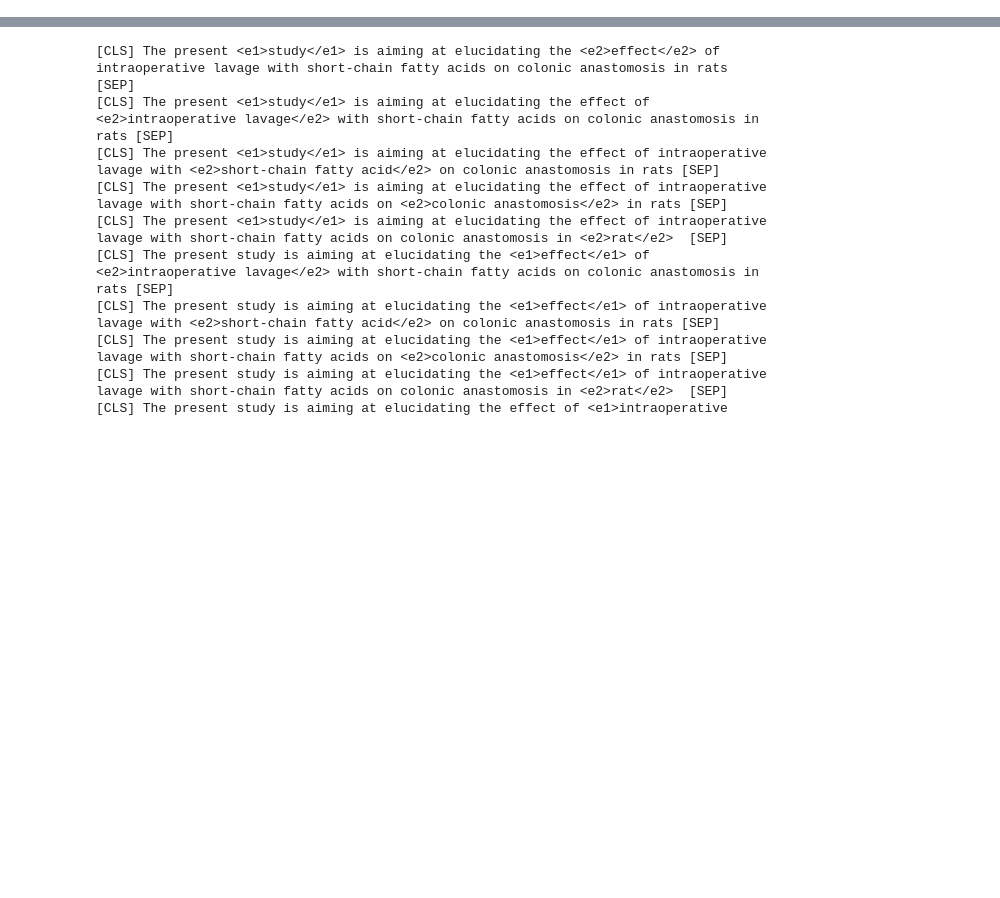
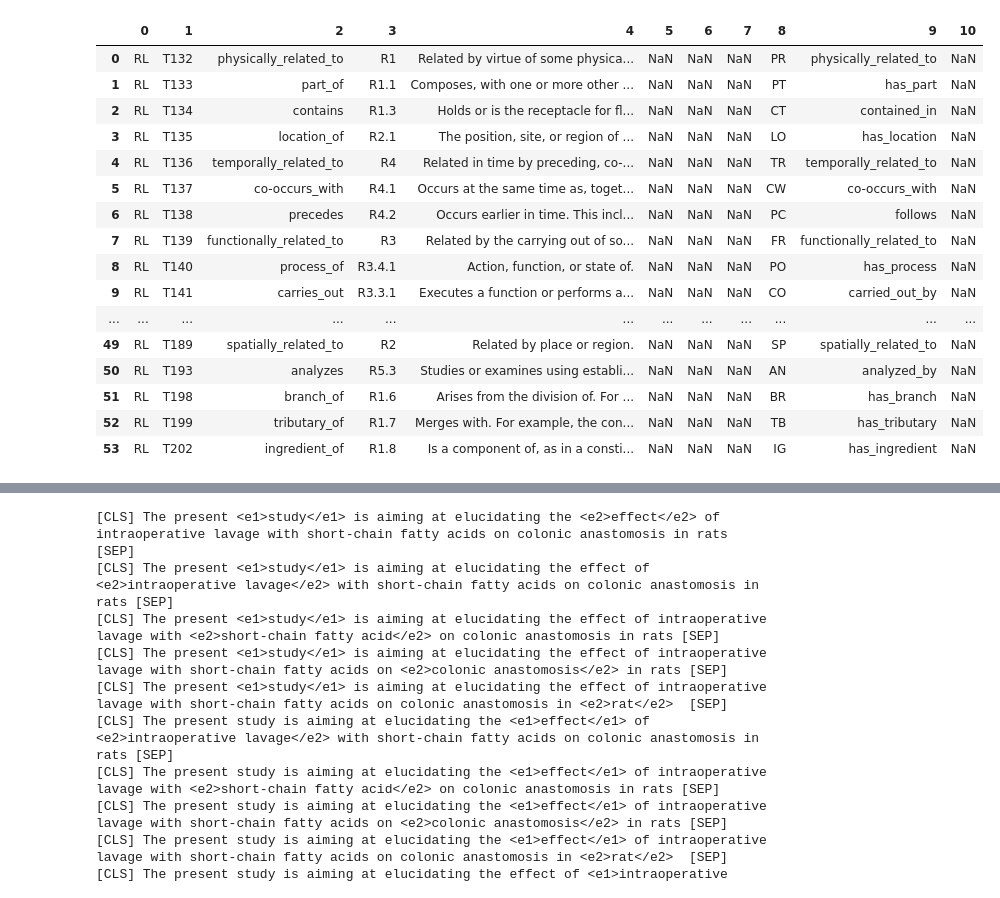
Before and after one commit to r-caplier/Anastomosis, a Jupyter notebook: src/test_umls.ipynb, the cells around one changed output, grey strips where cells are left out. Drawn from its saved outputs; the diff is of its cells as text; code cells hidden in the pictures; blank space fills up the shorter version.

```diff
--- a/src/test_umls.ipynb
+++ b/src/test_umls.ipynb
@@ -0,0 +1,25 @@
+# %%
+with open(os.path.join(ROOT_PATH, "data", "2021AB_SN", "SRDEF"), "r") as f:
+    def_df = pd.read_csv(f, delimiter="|", header=None)
+# %%
+relation_def_df = def_df.loc[def_df[0] == "RL"].reset_index(drop=True)
+# %%
+relation_def_df
+# %% [output]
+|  | 0 | 1 | 2 | 3 | 4 | 5 | 6 | 7 | 8 | 9 | 10 |
+| 0 | RL | T132 | physically_related_to | R1 | Related by virtue of some physica... | NaN | NaN | NaN | PR | physically_related_to | NaN |
+| 1 | RL | T133 | part_of | R1.1 | Composes, with one or more other ... | NaN | NaN | NaN | PT | has_part | NaN |
+| 2 | RL | T134 | contains | R1.3 | Holds or is the receptacle for fl... | NaN | NaN | NaN | CT | contained_in | NaN |
+| 3 | RL | T135 | location_of | R2.1 | The position, site, or region of ... | NaN | NaN | NaN | LO | has_location | NaN |
+| 4 | RL | T136 | temporally_related_to | R4 | Related in time by preceding, co-... | NaN | NaN | NaN | TR | temporally_related_to | NaN |
+| 5 | RL | T137 | co-occurs_with | R4.1 | Occurs at the same time as, toget... | NaN | NaN | NaN | CW | co-occurs_with | NaN |
+| 6 | RL | T138 | precedes | R4.2 | Occurs earlier in time. This incl... | NaN | NaN | NaN | PC | follows | NaN |
+| 7 | RL | T139 | functionally_related_to | R3 | Related by the carrying out of so... | NaN | NaN | NaN | FR | functionally_related_to | NaN |
+| 8 | RL | T140 | process_of | R3.4.1 | Action, function, or state of. | NaN | NaN | NaN | PO | has_process | NaN |
+| 9 | RL | T141 | carries_out | R3.3.1 | Executes a function or performs a... | NaN | NaN | NaN | CO | carried_out_by | NaN |
+| ... | ... | ... | ... | ... | ... | ... | ... | ... | ... | ... | ... |
+| 49 | RL | T189 | spatially_related_to | R2 | Related by place or region. | NaN | NaN | NaN | SP | spatially_related_to | NaN |
+| 50 | RL | T193 | analyzes | R5.3 | Studies or examines using establi... | NaN | NaN | NaN | AN | analyzed_by | NaN |
+| 51 | RL | T198 | branch_of | R1.6 | Arises from the division of. For ... | NaN | NaN | NaN | BR | has_branch | NaN |
+| 52 | RL | T199 | tributary_of | R1.7 | Merges with. For example, the con... | NaN | NaN | NaN | TB | has_tributary | NaN |
+| 53 | RL | T202 | ingredient_of | R1.8 | Is a component of, as in a consti... | NaN | NaN | NaN | IG | has_ingredient | NaN |
```
Also changed, not shown: parts of 4 cells of this notebook, 2 other files.
